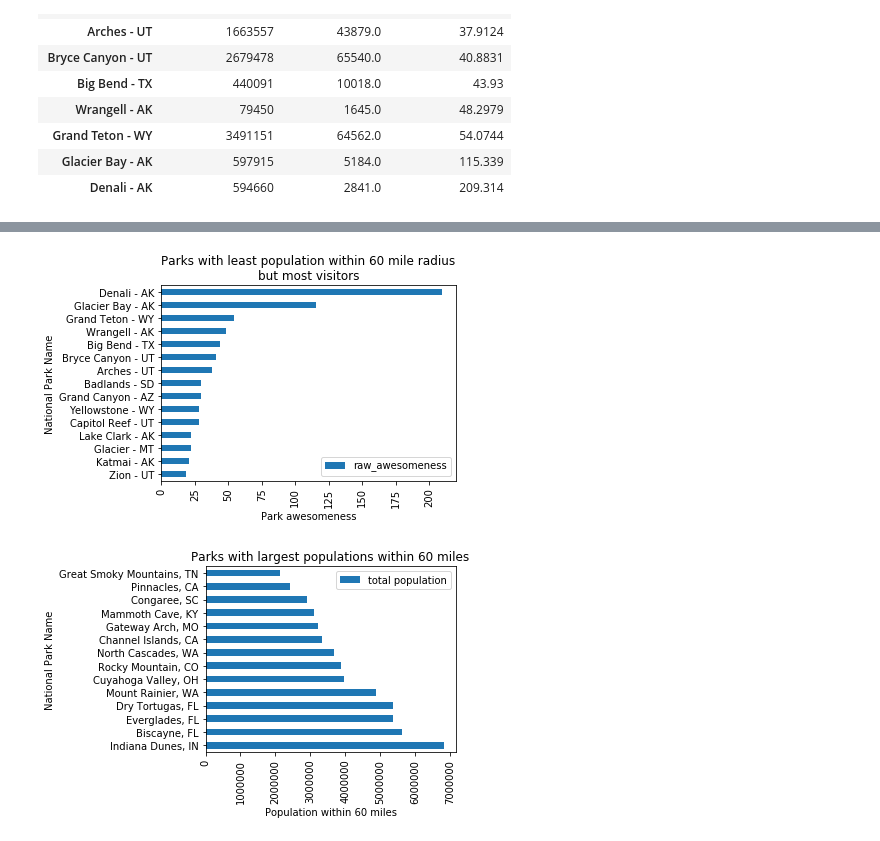
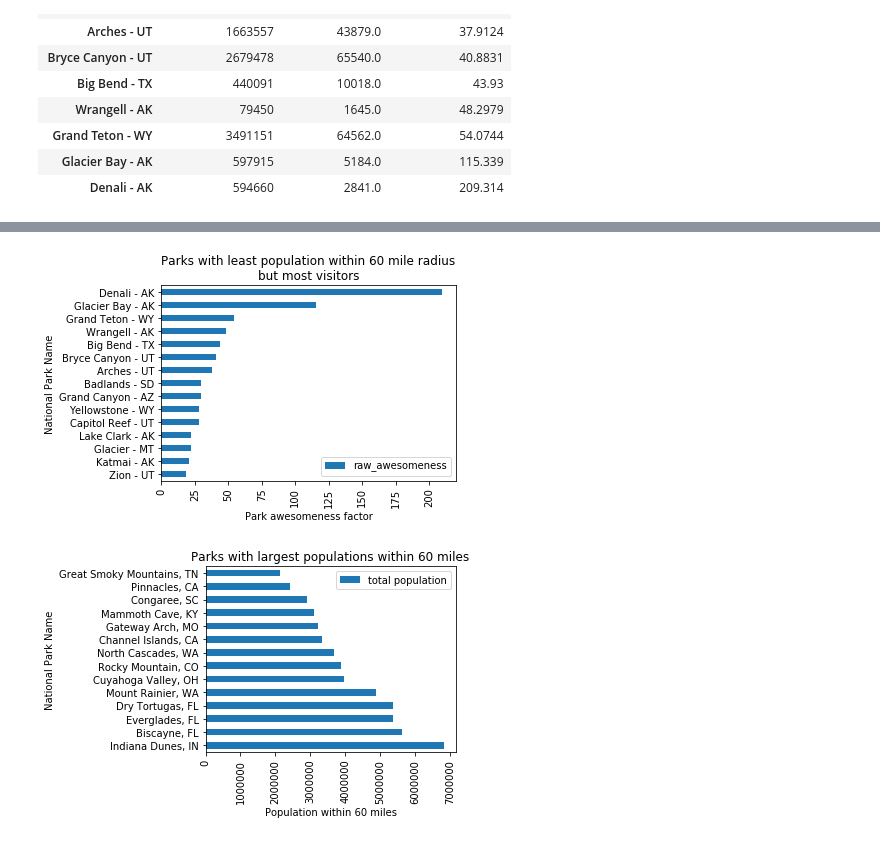
Before and after one commit to theaddies/bootcamp_project_1, a Jupyter notebook: NP_zip_code_radius.ipynb, the cells around one changed output, grey strips where cells are left out. Cells and saved outputs as stored; diff of their text form; code cells hidden in the pictures.

```diff
--- a/NP_zip_code_radius.ipynb
+++ b/NP_zip_code_radius.ipynb
@@ -429,12 +442,12 @@ park_raw_awesomeness_ranking_df_sort[50:60]
 # %%
 ax1 = park_raw_awesomeness_ranking_df_sort[45:60].plot( y = 'raw_awesomeness' , kind = 'barh', title = 'Parks with least population within 60 mile radius\nbut most visitors', fontsize = 10)
 plt.xticks(rotation = 90)
-ax1.set_xlabel('Park awesomeness')
+ax1.set_xlabel('Park awesomeness factor')
 ax1.set_ylabel('National Park Name')
 plt.savefig('./data_summary/parks_awesomeness_rating.png', bbox_inches='tight')
 plt.tight_layout()
 # %% [output]
-[figure, old version]
+[figure, new version]
 # %%
 park_zip_code_population_sort = park_zip_code_population.sort_values(by = 'total population', ascending = False)
 # %%
```
Also changed, not shown: parts of 1 cell of this notebook, 3 other files.
